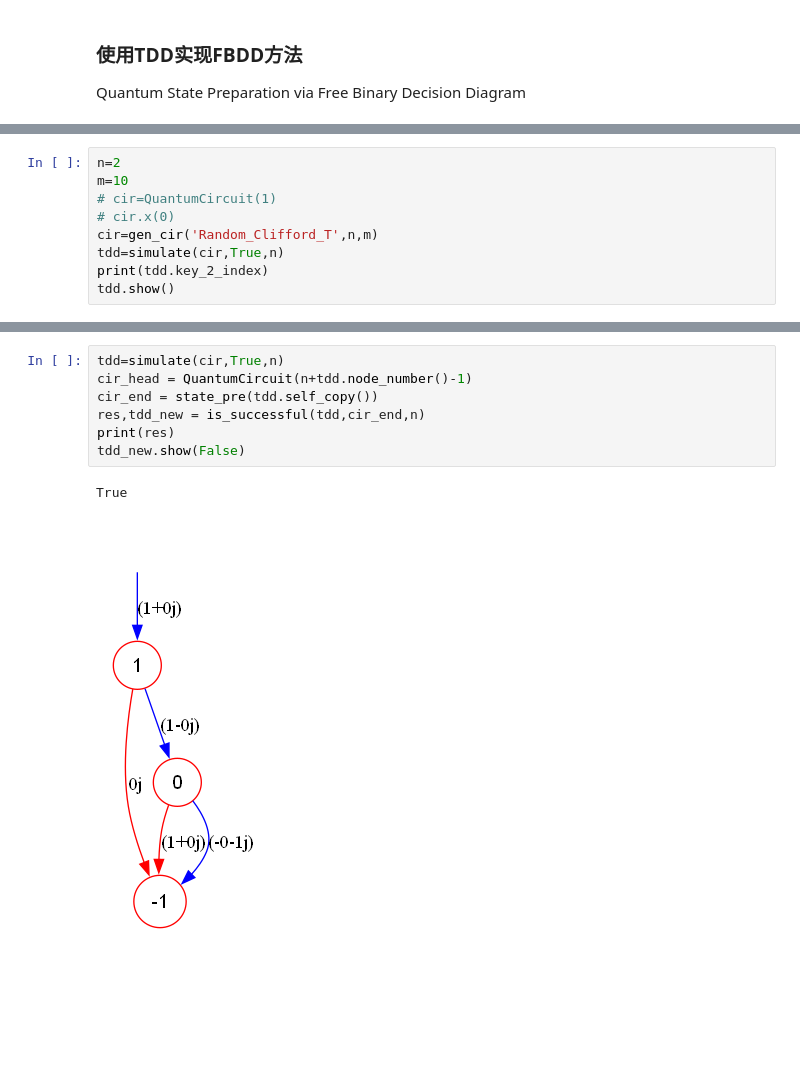
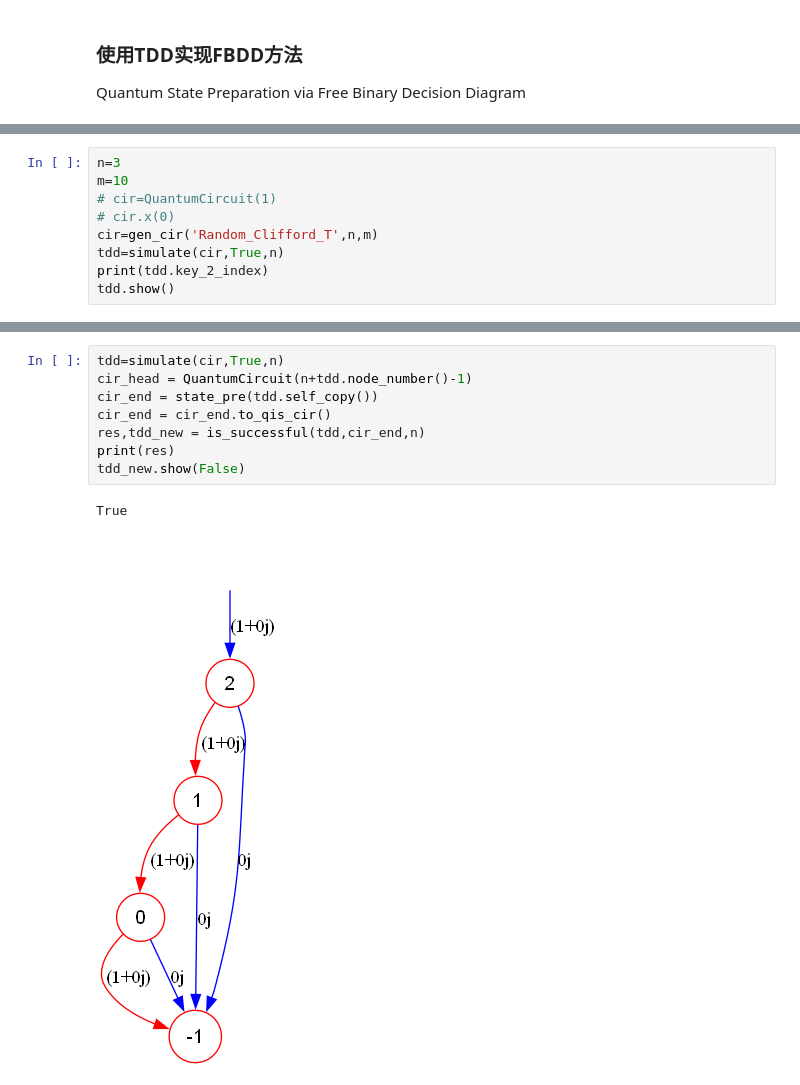
Before and after one commit to Veriqc/LimTDD_QSP, a Jupyter notebook: FBDD.ipynb, the cells around one changed output, grey strips where cells are left out. Drawn from its saved outputs; the diff is of its cells as text; blank space fills up the shorter version.

```diff
--- a/FBDD.ipynb
+++ b/FBDD.ipynb
@@ -289,5 +269,5 @@ def is_successful(tdd,cir_end,n):
 # %%
-n=2
+n=3
 m=10
 # cir=QuantumCircuit(1)
 # cir.x(0)
@@ -301,10 +281,11 @@ tdd.show()
 # %%
 tdd=simulate(cir,True,n)
 cir_head = QuantumCircuit(n+tdd.node_number()-1)
 cir_end = state_pre(tdd.self_copy())
+cir_end = cir_end.to_qis_cir()
 res,tdd_new = is_successful(tdd,cir_end,n)
 print(res)
 tdd_new.show(False)
 # %% [output]
 True
-[figure, old version]
+[figure, new version]
```
Also changed, not shown: parts of 7 cells of this notebook, 7 other files.
